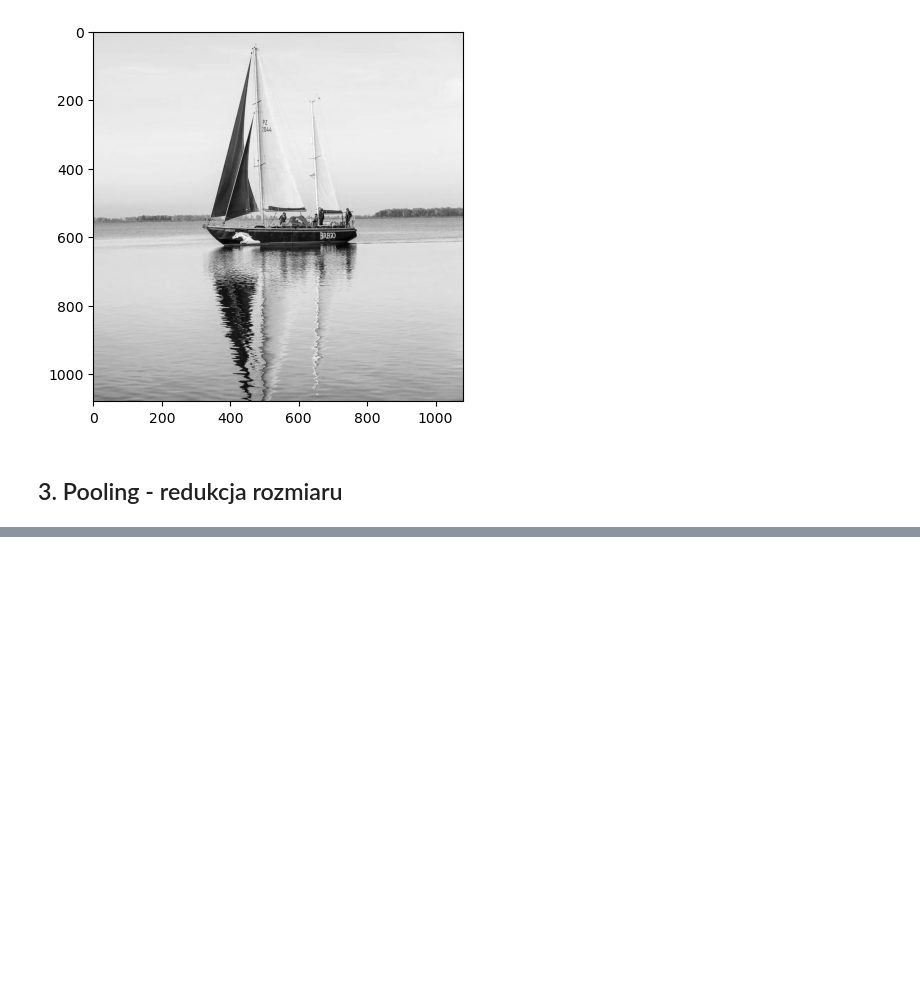
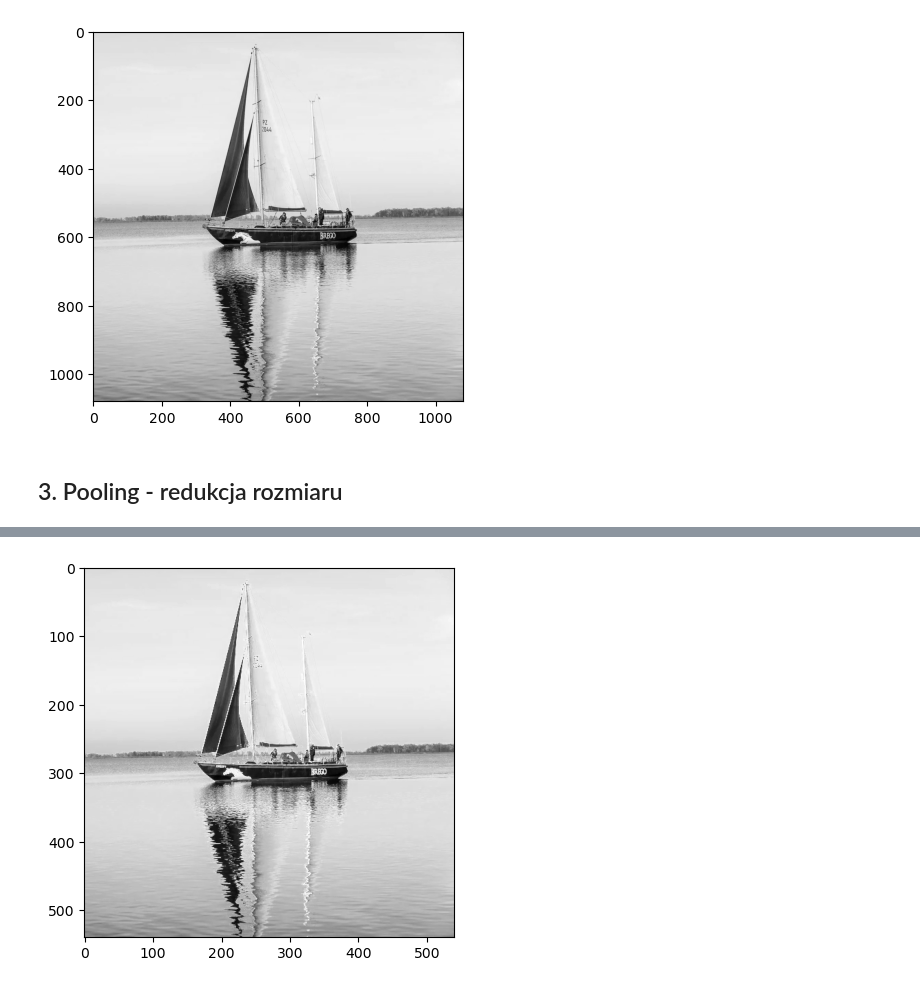
Before and after one commit to tranquilo-01/MRO, a Jupyter notebook: lab01/kod/lab01.ipynb, the cells around one changed output, grey strips where cells are left out. Saved outputs shown, nothing was run; the diff lists cells and outputs as text; code cells hidden in the pictures; blank space fills up the shorter version.

```diff
--- a/lab01/kod/lab01.ipynb
+++ b/lab01/kod/lab01.ipynb
@@ -13,8 +13,8 @@ img = Image.open('brego-full-crop.jpg')
 transform = transforms.Compose([
     transforms.ToTensor()
 ])
-brego_image_rgb = transform(img)
+image_rgb = transform(img)
 
-plt.imshow(brego_image_rgb.permute(1, 2, 0).numpy())
+plt.imshow(image_rgb.permute(1, 2, 0).numpy())
 plt.show()
 # %% [output]
@@ -28,11 +27,11 @@ greyscale_kernel = torch.tensor([[[[0.4]], [[0.3]], [[0.3]]]])  # Shape: (1, 3,
 
 # robimy konwolucje na obrazie uzywajac powyzszego kernela
 # Note: 'conv2d' expects a 4D tensor (batch_size, channels, height, width)
-brego_image_gs = F.conv2d(brego_image_rgb, greyscale_kernel)
+image_gs = F.conv2d(image_rgb, greyscale_kernel)
 
 # usuwamy wymiar na batch size i juz niepotrzebny na 3 wartosci kolorow, zostaje 2d z wartoscia kazdego piksela
-brego_image_gs = brego_image_gs.squeeze(0).squeeze(0)
+image_gs = image_gs.squeeze(0).squeeze(0)
 
-plt.imshow(brego_image_gs.detach().numpy(), cmap='gray', vmin=0, vmax=1)
+plt.imshow(image_gs.detach().numpy(), cmap='gray', vmin=0, vmax=1)
 plt.show()
 # %% [output]
@@ -50,0 +42,8 @@ plt.show()
+# %%
+# pooling o wymiarze 2x2
+pool = torch.nn.MaxPool2d(2)
+image_small_gs = pool(image_gs.unsqueeze(0))
+plt.imshow(image_small_gs.squeeze(), cmap="gray", vmin=0, vmax=1)
+plt.show()
+# %% [output]
+[figure, added]
```
Also changed, not shown: parts of 14 cells of this notebook, 2 other files.
